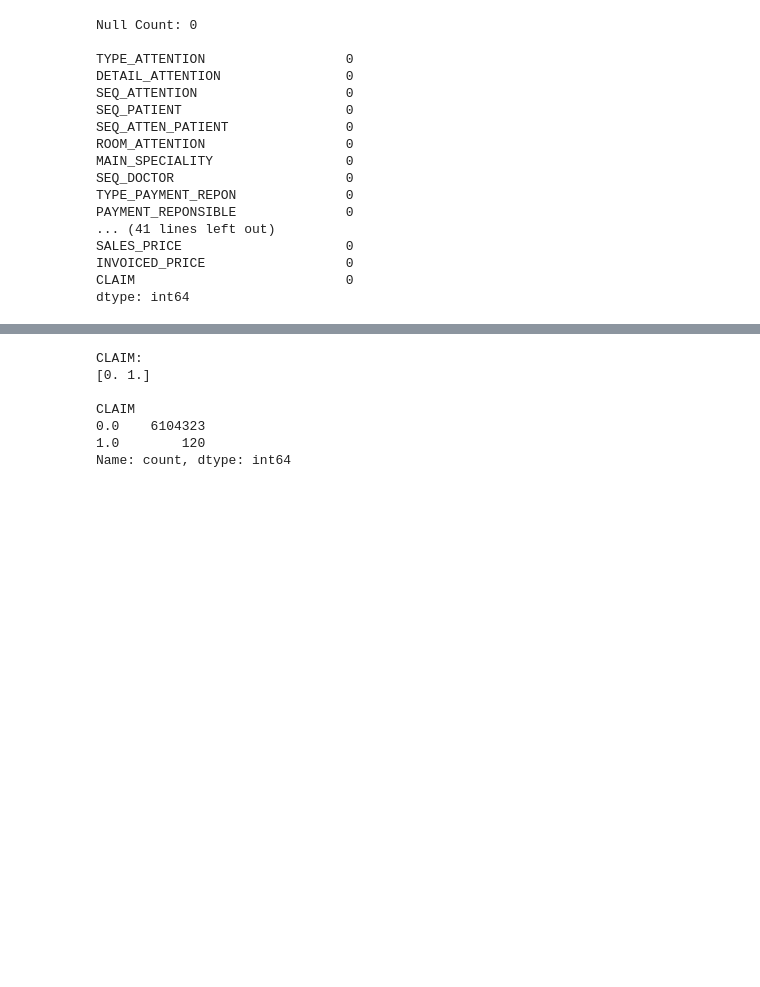
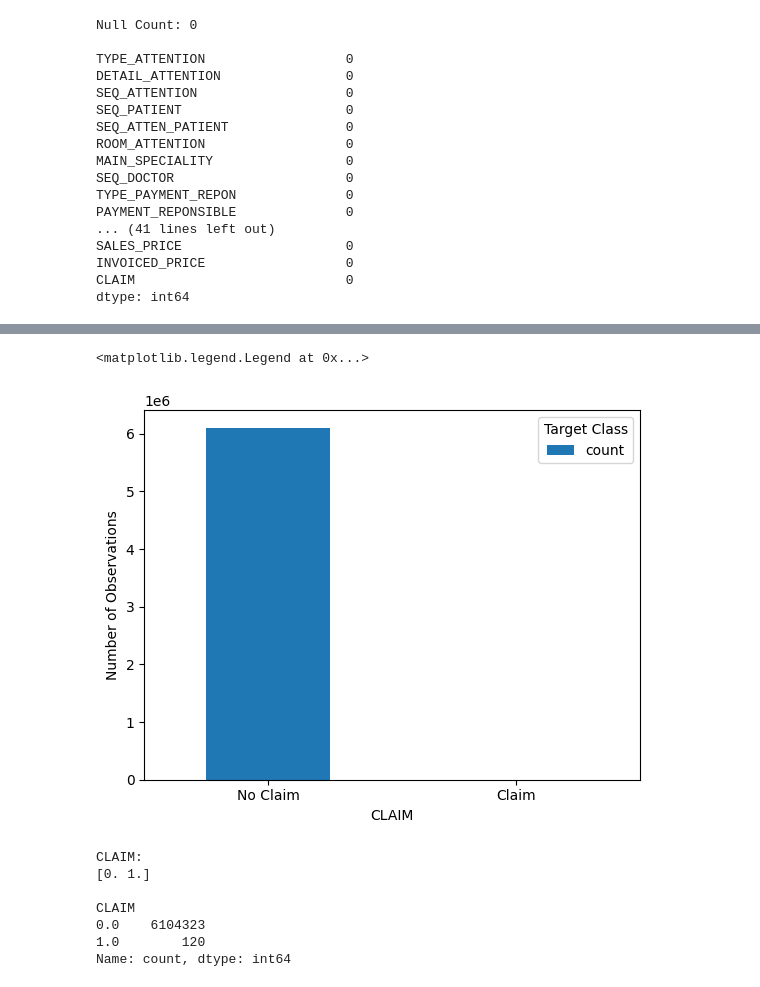
Before and after one commit to jacquito0925/audimed_tfm, a Jupyter notebook: EDA_Data_Claims.ipynb, the cells around one changed output, grey strips where cells are left out. Cells and saved outputs as stored; diff of their text form; code cells hidden in the pictures; blank space fills up the shorter version.

```diff
--- a/EDA_Data_Claims.ipynb
+++ b/EDA_Data_Claims.ipynb
@@ -149,3 +167,13 @@ sns.histplot(data=df, x=target)
+# %%
+count_classes = pd.value_counts(df[target], sort = True)
+count_classes.plot(kind = 'bar', rot=0)
+plt.xticks(range(2), ["No Claim","Claim"])
+#plt.xlabel("Target Class")
+plt.ylabel("Number of Observations")
+plt.legend(title="Target Class")
+# %% [output]
+<matplotlib.legend.Legend at 0x...>
+[figure, added]
 # %%
 # Verify values frecuency of target variable
 print(str(target)+':\n'+str(df[target].unique())+'\n')
```
Also changed, not shown: parts of 4 cells of this notebook.
